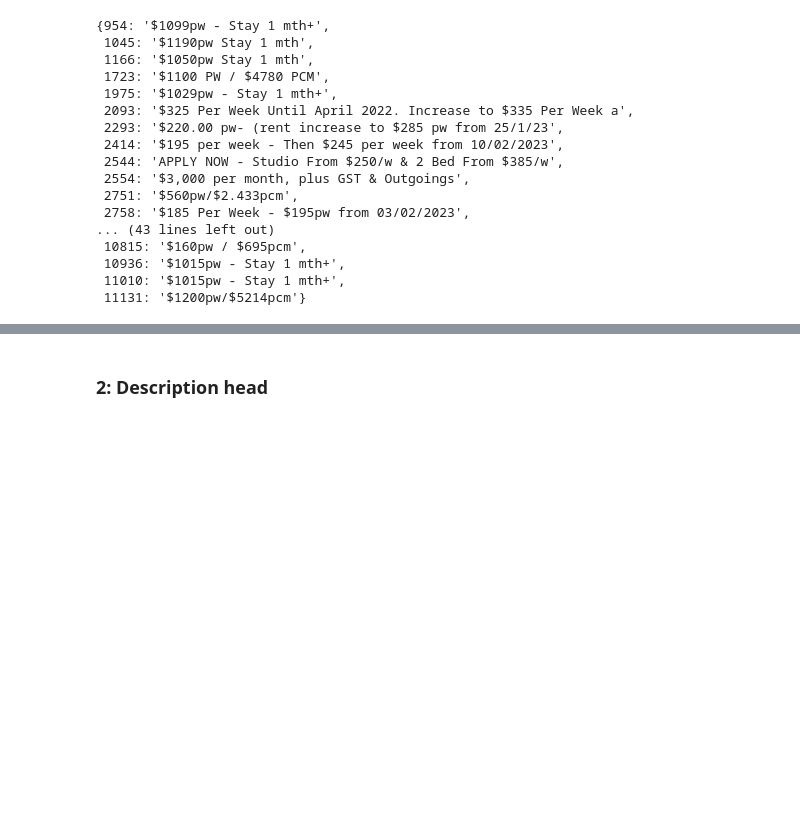
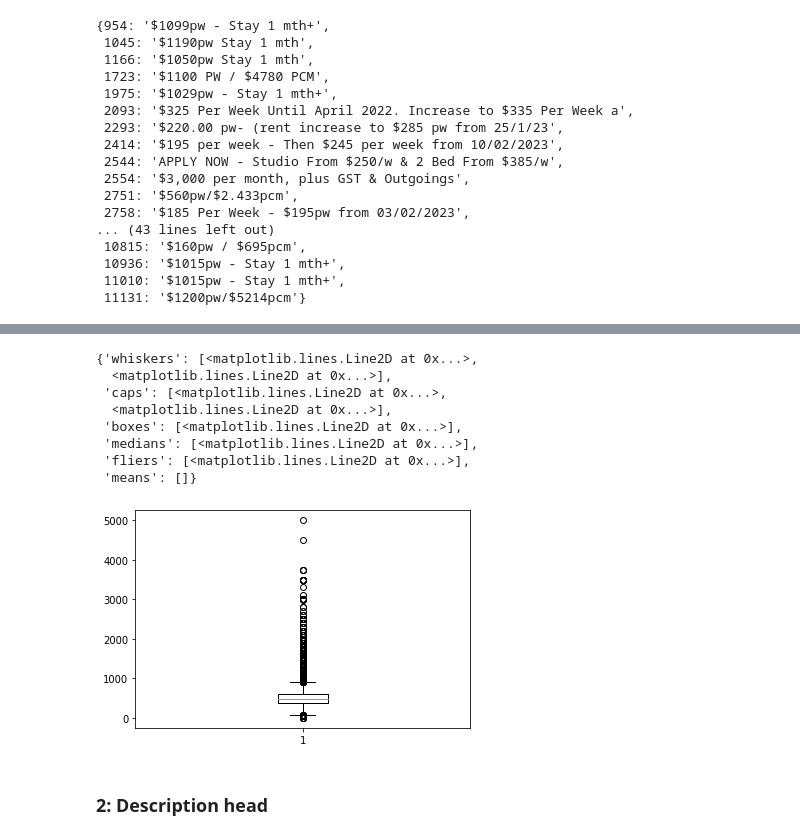
Before and after one commit to MAST30034-Applied-Data-Science/generic-real-estate-consulting-project-group-30, a Jupyter notebook: notebooks/preprocess.ipynb, the cells around one changed output, grey strips where cells are left out. Drawn from its saved outputs; the diff is of its cells as text; code cells hidden in the pictures; blank space fills up the shorter version.

```diff
--- a/notebooks/preprocess.ipynb
+++ b/notebooks/preprocess.ipynb
@@ -163,0 +187,14 @@ plt.boxplot(np.log(cost_text))
+# %%
+# now the clear outliers are removed, let's see how the data is distributed
+cost_text = df["cost_text"].to_list()
+plt.boxplot(cost_text)
+# %% [output]
+{'whiskers': [<matplotlib.lines.Line2D at 0x...>,
+  <matplotlib.lines.Line2D at 0x...>],
+ 'caps': [<matplotlib.lines.Line2D at 0x...>,
+  <matplotlib.lines.Line2D at 0x...>],
+ 'boxes': [<matplotlib.lines.Line2D at 0x...>],
+ 'medians': [<matplotlib.lines.Line2D at 0x...>],
+ 'fliers': [<matplotlib.lines.Line2D at 0x...>],
+ 'means': []}
+[figure, added]
```
Also changed, not shown: parts of 11 cells of this notebook.
